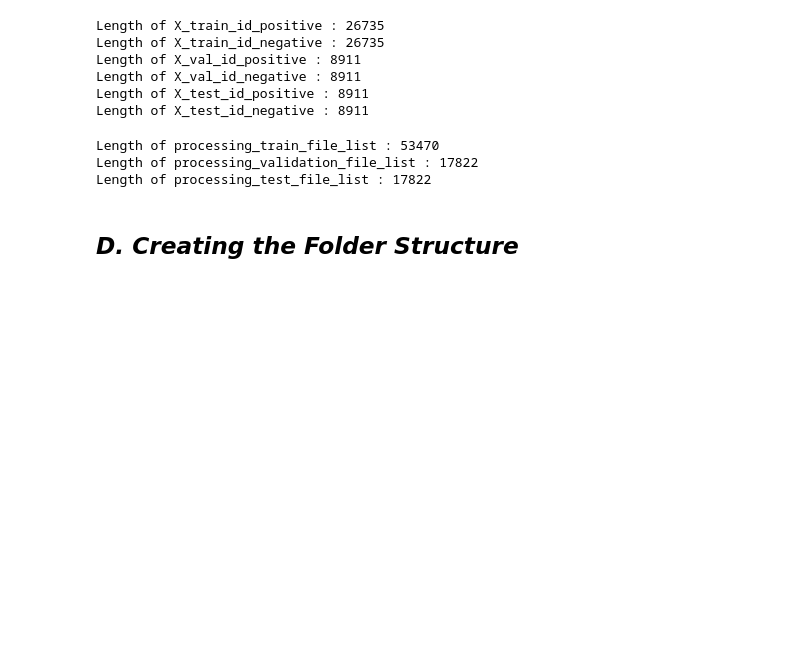
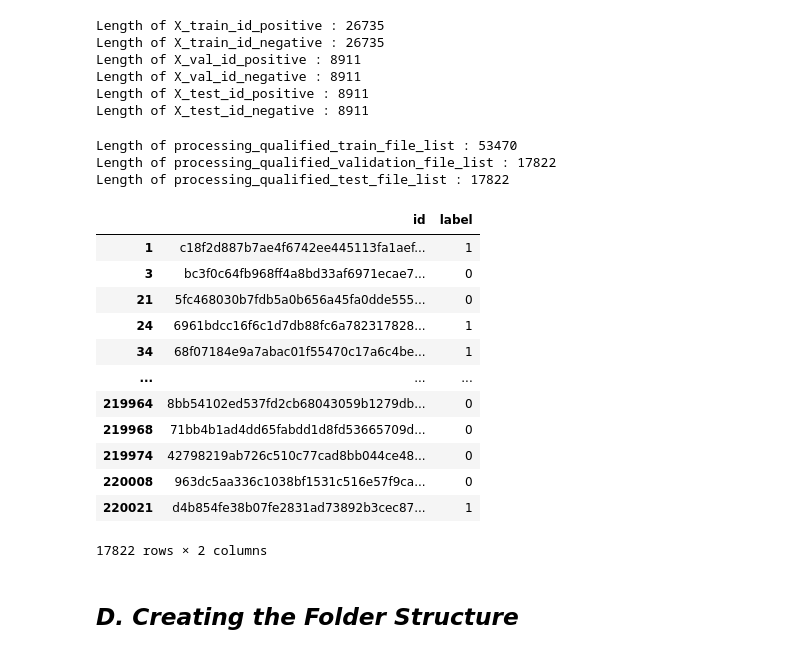
Before and after one commit to srilamaiti/ml_works, a Jupyter notebook: cancer_detection.ipynb, the cells around one changed output. Drawn from its saved outputs; the diff is of its cells as text; code cells hidden in the pictures; blank space fills up the shorter version.

```diff
--- a/cancer_detection.ipynb
+++ b/cancer_detection.ipynb
@@ -600,17 +692,37 @@ init_processing_train_file_list = X_train_id_positive['id'].values.tolist() + X_
 init_processing_validation_file_list = X_val_id_positive['id'].values.tolist() + X_val_id_negative['id'].values.tolist()
 init_processing_test_file_list = X_test_id_positive['id'].values.tolist() + X_test_id_negative['id'].values.tolist()
 
-processing_train_file_list = shuffle([train_files_path + file + '.tif' for file in init_processing_train_file_list])
-processing_validation_file_list = shuffle([train_files_path + file + '.tif' for file in init_processing_validation_file_list])
-processing_test_file_list = shuffle([train_files_path + file + '.tif' for file in init_processing_test_file_list])
+processing_train_file_list = shuffle(init_processing_train_file_list)
+processing_validation_file_list = shuffle(init_processing_validation_file_list)
+processing_test_file_list = shuffle(init_processing_test_file_list)
 
-print(f"Length of processing_train_file_list : {len(processing_train_file_list)}")
-print(f"Length of processing_validation_file_list : {len(processing_validation_file_list)}")
-print(f"Length of processing_test_file_list : {len(processing_test_file_list)}")
+processing_qualified_train_file_list = shuffle([train_files_path + file + '.tif' for file in init_processing_train_file_list])
+processing_qualified_validation_file_list = shuffle([train_files_path + file + '.tif' for file in init_processing_validation_file_list])
+processing_qualified_test_file_list = shuffle([train_files_path + file + '.tif' for file in init_processing_test_file_list])
+
+print(f"Length of processing_qualified_train_file_list : {len(processing_qualified_train_file_list)}")
+print(f"Length of processing_qualified_validation_file_list : {len(processing_qualified_validation_file_list)}")
+print(f"Length of processing_qualified_test_file_list : {len(processing_qualified_test_file_list)}")
 # %% [output]
-Length of processing_train_file_list : 53470
-Length of processing_validation_file_list : 17822
-Length of processing_test_file_list : 17822
+Length of processing_qualified_train_file_list : 53470
+Length of processing_qualified_validation_file_list : 17822
+Length of processing_qualified_test_file_list : 17822
+# %%
+train_label[train_label.id.isin(processing_train_file_list)]
+# %% [output]
+|  | id | label |
+| 1 | c18f2d887b7ae4f6742ee445113fa1aef... | 1 |
+| 3 | bc3f0c64fb968ff4a8bd33af6971ecae7... | 0 |
+| 21 | 5fc468030b7fdb5a0b656a45fa0dde555... | 0 |
+| 24 | 6961bdcc16f6c1d7db88fc6a782317828... | 1 |
+| 34 | 68f07184e9a7abac01f55470c17a6c4be... | 1 |
+| ... | ... | ... |
+| 219964 | 8bb54102ed537fd2cb68043059b1279db... | 0 |
+| 219968 | 71bb4b1ad4dd65fabdd1d8fd53665709d... | 0 |
+| 219974 | 42798219ab726c510c77cad8bb044ce48... | 0 |
+| 220008 | 963dc5aa336c1038bf1531c516e57f9ca... | 0 |
+| 220021 | d4b854fe38b07fe2831ad73892b3cec87... | 1 |
+17822 rows × 2 columns
 # %% [markdown]
 ## ***D. Creating the Folder Structure***
 # %%
```
Also changed, not shown: parts of 16 cells of this notebook.
